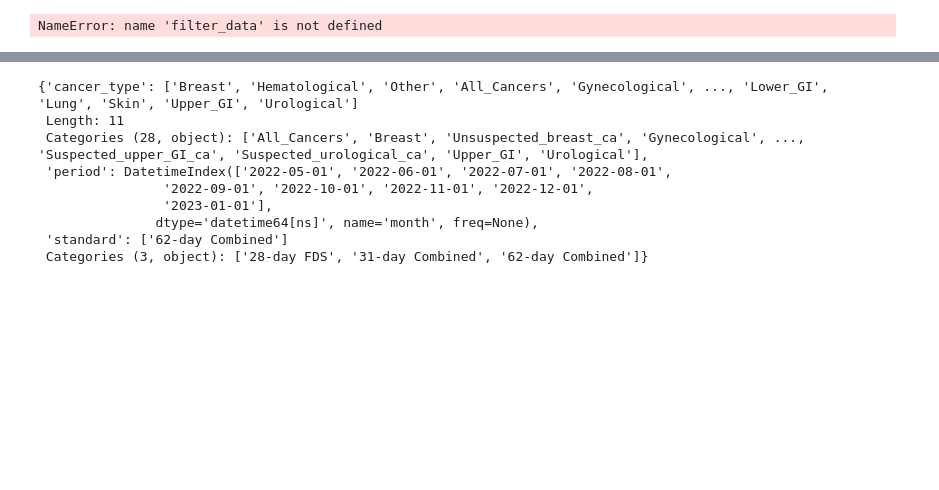
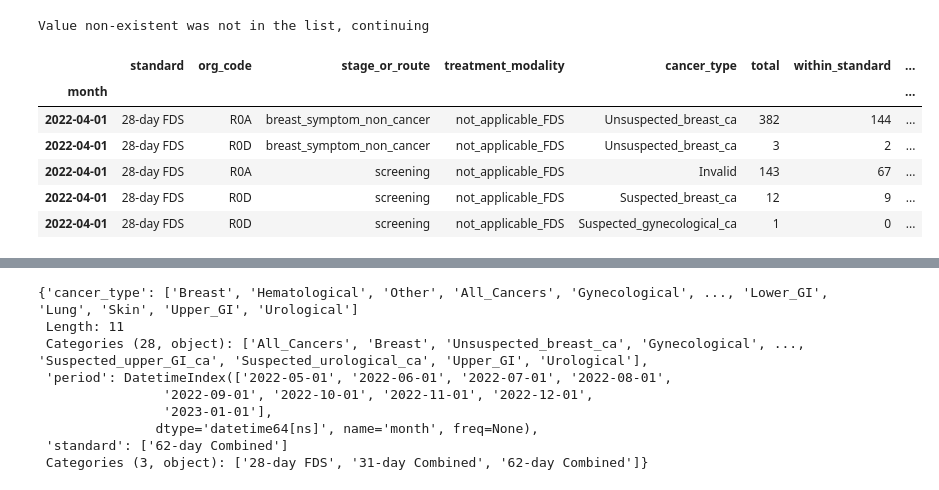
Before and after one commit to ploginovic/hpdm139_A2, a Jupyter notebook: canseer/workstation_21stDec.ipynb, the cells around one changed output, grey strips where cells are left out. Cells and saved outputs as stored; diff of their text form; code cells hidden in the pictures; blank space fills up the shorter version.

```diff
--- a/canseer/workstation_21stDec.ipynb
+++ b/canseer/workstation_21stDec.ipynb
@@ -103,6 +59,0 @@ help(filter_data)
-# %%
-filter_data(df=data, filters={'start_month':'05-2022',
-                              'end_month':'05-2022',
-                              'standard':'FDS'})
-# %% [output]
-NameError: name 'filter_data' is not defined
@@ -134,0 +60,11 @@ breaches_animated_plot(trial,[])
+# %%
+select_org(data, ['R0A', 'R0D', 'non-existent']).head()
+# %% [output]
+Value non-existent was not in the list, continuing
+|  | standard | org_code | stage_or_route | treatment_modality | cancer_type | total | within_standard | ... |
+| month |  |  |  |  |  |  |  | ... |
+| 2022-04-01 | 28-day FDS | R0A | breast_symptom_non_cancer | not_applicable_FDS | Unsuspected_breast_ca | 382 | 144 | ... |
+| 2022-04-01 | 28-day FDS | R0D | breast_symptom_non_cancer | not_applicable_FDS | Unsuspected_breast_ca | 3 | 2 | ... |
+| 2022-04-01 | 28-day FDS | R0A | screening | not_applicable_FDS | Invalid | 143 | 67 | ... |
+| 2022-04-01 | 28-day FDS | R0D | screening | not_applicable_FDS | Suspected_breast_ca | 12 | 9 | ... |
+| 2022-04-01 | 28-day FDS | R0D | screening | not_applicable_FDS | Suspected_gynecological_ca | 1 | 0 | ... |
```
Also changed, not shown: parts of 31 cells of this notebook, 1 other file.
